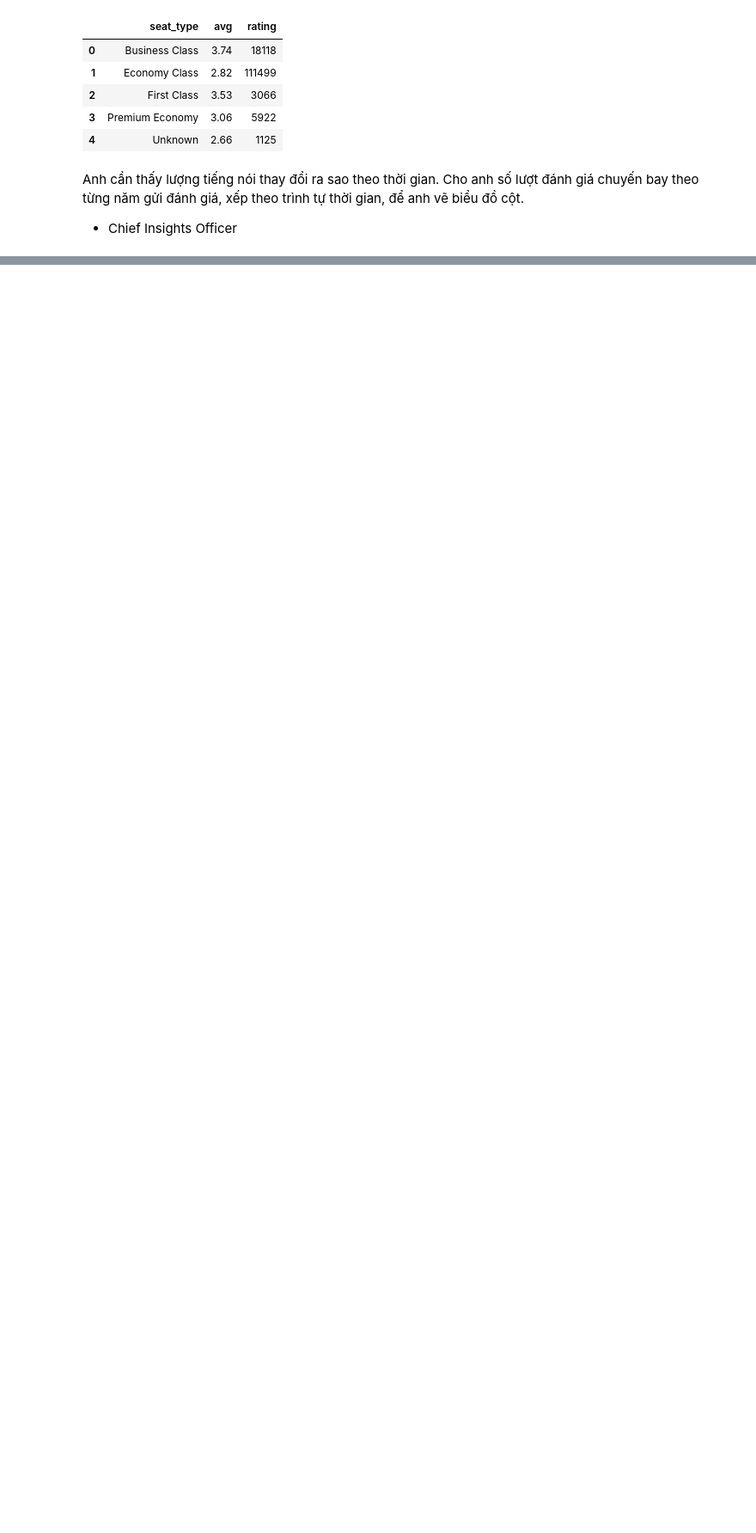
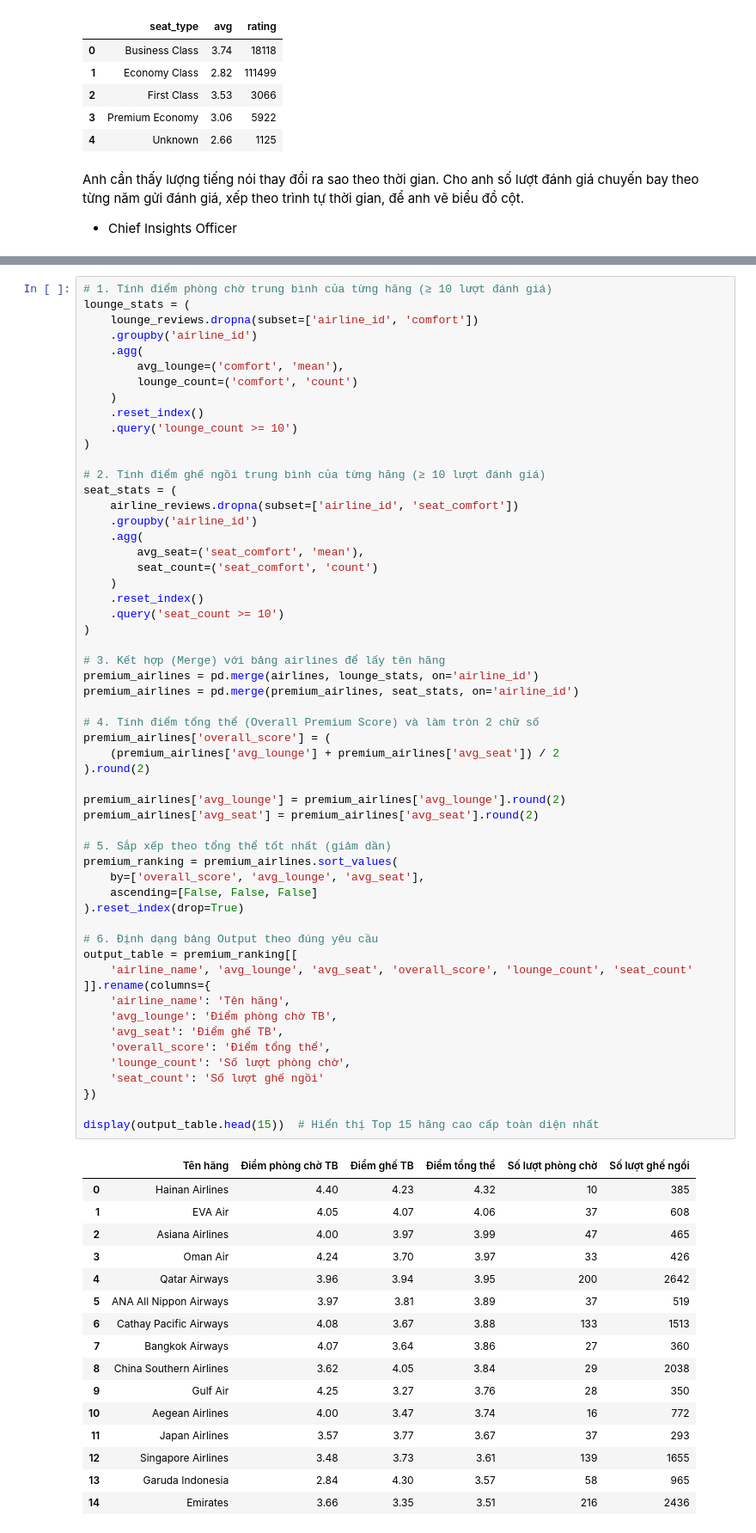
Before and after one commit to mantrinh67/DA-Porfolio, a Jupyter notebook: EDA_airline.ipynb, the cells around one changed output, grey strips where cells are left out. Shown at 86% size. Cells and saved outputs as stored; diff of their text form; blank space fills up the shorter version.

```diff
--- a/EDA_airline.ipynb
+++ b/EDA_airline.ipynb
@@ -729,0 +1096,73 @@ Name: count, dtype: int64
+# %%
+# 1. Tính điểm phòng chờ trung bình của từng hãng (≥ 10 lượt đánh giá)
+lounge_stats = (
+    lounge_reviews.dropna(subset=['airline_id', 'comfort'])
+    .groupby('airline_id')
+    .agg(
+        avg_lounge=('comfort', 'mean'),
+        lounge_count=('comfort', 'count')
+    )
+    .reset_index()
+    .query('lounge_count >= 10')
+)
+
+# 2. Tính điểm ghế ngồi trung bình của từng hãng (≥ 10 lượt đánh giá)
+seat_stats = (
+    airline_reviews.dropna(subset=['airline_id', 'seat_comfort'])
+    .groupby('airline_id')
+    .agg(
+        avg_seat=('seat_comfort', 'mean'),
+        seat_count=('seat_comfort', 'count')
+    )
+    .reset_index()
+    .query('seat_count >= 10')
+)
+
+# 3. Kết hợp (Merge) với bảng airlines để lấy tên hãng
+premium_airlines = pd.merge(airlines, lounge_stats, on='airline_id')
+premium_airlines = pd.merge(premium_airlines, seat_stats, on='airline_id')
+
+# 4. Tính điểm tổng thể (Overall Premium Score) và làm tròn 2 chữ số
+premium_airlines['overall_score'] = (
+    (premium_airlines['avg_lounge'] + premium_airlines['avg_seat']) / 2
+).round(2)
+
+premium_airlines['avg_lounge'] = premium_airlines['avg_lounge'].round(2)
+premium_airlines['avg_seat'] = premium_airlines['avg_seat'].round(2)
+
+# 5. Sắp xếp theo tổng thể tốt nhất (giảm dần)
+premium_ranking = premium_airlines.sort_values(
+    by=['overall_score', 'avg_lounge', 'avg_seat'],
+    ascending=[False, False, False]
+).reset_index(drop=True)
+
+# 6. Định dạng bảng Output theo đúng yêu cầu
+output_table = premium_ranking[[
+    'airline_name', 'avg_lounge', 'avg_seat', 'overall_score', 'lounge_count', 'seat_count'
+]].rename(columns={
+    'airline_name': 'Tên hãng',
+    'avg_lounge': 'Điểm phòng chờ TB',
+    'avg_seat': 'Điểm ghế TB',
+    'overall_score': 'Điểm tổng thể',
+    'lounge_count': 'Số lượt phòng chờ',
+    'seat_count': 'Số lượt ghế ngồi'
+})
+
+display(output_table.head(15))  # Hiển thị Top 15 hãng cao cấp toàn diện nhất
+# %% [output]
+|  | Tên hãng | Điểm phòng chờ TB | Điểm ghế TB | Điểm tổng thể | Số lượt phòng chờ | Số lượt ghế ngồi |
+| 0 | Hainan Airlines | 4.40 | 4.23 | 4.32 | 10 | 385 |
+| 1 | EVA Air | 4.05 | 4.07 | 4.06 | 37 | 608 |
+| 2 | Asiana Airlines | 4.00 | 3.97 | 3.99 | 47 | 465 |
+| 3 | Oman Air | 4.24 | 3.70 | 3.97 | 33 | 426 |
+| 4 | Qatar Airways | 3.96 | 3.94 | 3.95 | 200 | 2642 |
+| 5 | ANA All Nippon Airways | 3.97 | 3.81 | 3.89 | 37 | 519 |
+| 6 | Cathay Pacific Airways | 4.08 | 3.67 | 3.88 | 133 | 1513 |
+| 7 | Bangkok Airways | 4.07 | 3.64 | 3.86 | 27 | 360 |
+| 8 | China Southern Airlines | 3.62 | 4.05 | 3.84 | 29 | 2038 |
+| 9 | Gulf Air | 4.25 | 3.27 | 3.76 | 28 | 350 |
+| 10 | Aegean Airlines | 4.00 | 3.47 | 3.74 | 16 | 772 |
+| 11 | Japan Airlines | 3.57 | 3.77 | 3.67 | 37 | 293 |
+| 12 | Singapore Airlines | 3.48 | 3.73 | 3.61 | 139 | 1655 |
+| 13 | Garuda Indonesia | 2.84 | 4.30 | 3.57 | 58 | 965 |
+| 14 | Emirates | 3.66 | 3.35 | 3.51 | 216 | 2436 |
```
Also changed, not shown: parts of 16 cells of this notebook, 1 other file.
